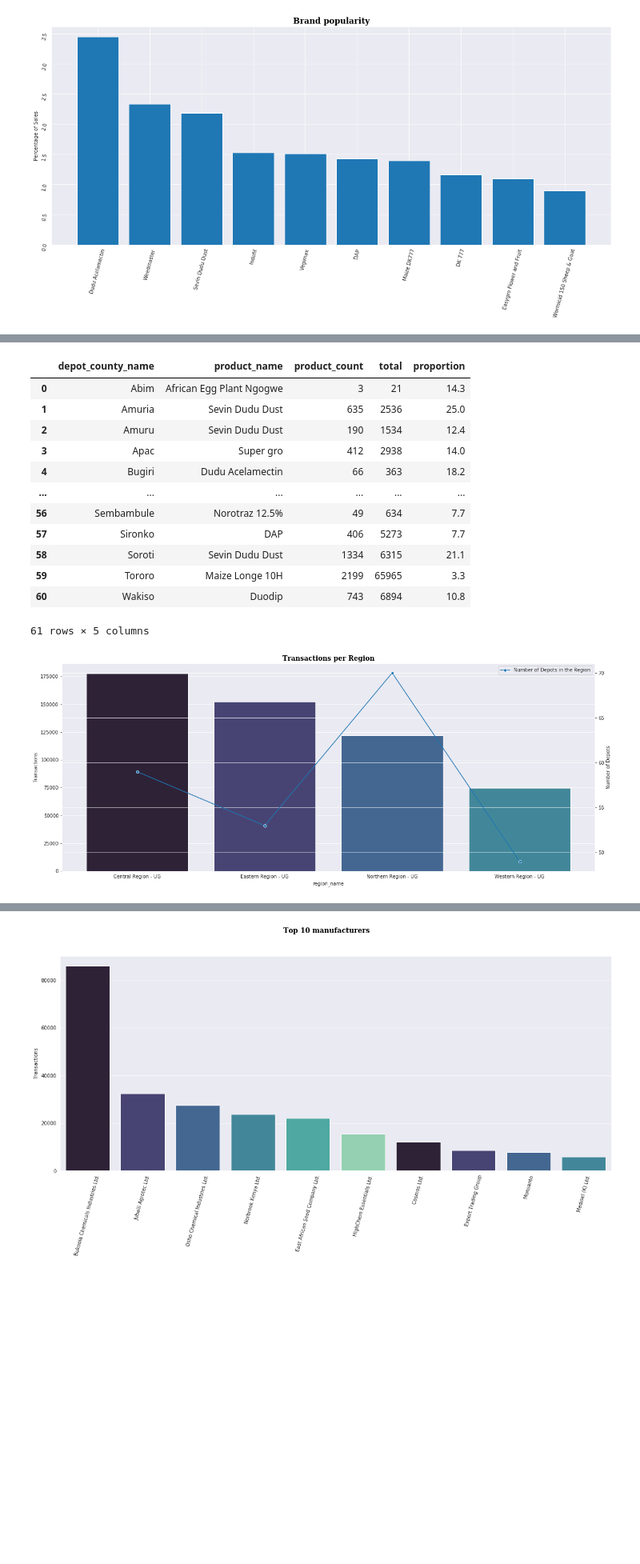
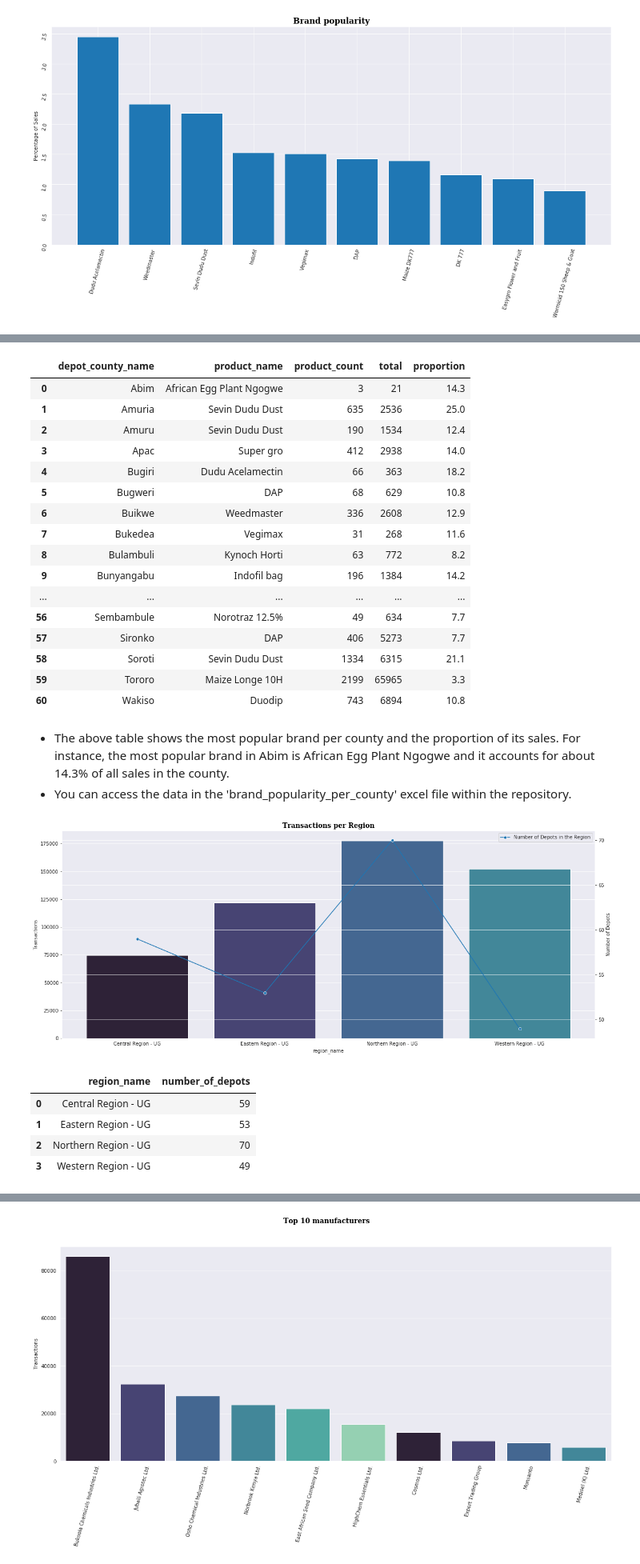
Before and after one commit to natbernard/Sale-Transactions-Analysis, a Jupyter notebook: uganda_transaction_analysis.ipynb, the cells around one changed output, grey strips where cells are left out. Shown: that part at 80% size. Saved outputs shown, nothing was run; the diff lists cells and outputs as text; code cells hidden in the pictures; blank space fills up the shorter version.

```diff
--- a/uganda_transaction_analysis.ipynb
+++ b/uganda_transaction_analysis.ipynb
@@ -48,4 +62,5 @@ _=plt.gcf().set_size_inches(20,8)
 # %%
+# products vs counties
 _=df.groupby('depot_county_name')['product_name'].value_counts()
 most_common_prod = _.groupby('depot_county_name').head(1)
 common_df = pd.DataFrame(most_common_prod)
@@ -55,7 +70,17 @@ new = pd.DataFrame(df['depot_county_name'].value_counts()).reset_index().sort_va
 new.rename(columns = {'index': 'depot_county_name', 'depot_county_name': 'total'}, inplace=True)
 most_common_prod_df = pd.merge(common_df, new, on='depot_county_name')
 most_common_prod_df['proportion'] = round((most_common_prod_df['product_count'] / most_common_prod_df['total']) * 100, 1)
-most_common_prod_df
+
+# saving the data to an excel file
+writer = pd.ExcelWriter('brand_popularity_per_county.xlsx', engine='xlsxwriter')
+most_common_prod_df.to_excel(writer, index=False)
+writer.save()
+
+# view
+brand_df = pd.read_excel('brand_popularity_per_county.xlsx')
+pd.set_option('display.max_columns', None)
+pd.set_option('display.max_rows', None)
+display(brand_df)
 # %% [output]
 |  | depot_county_name | product_name | product_count | total | proportion |
 | 0 | Abim | African Egg Plant Ngogwe | 3 | 21 | 14.3 |
@@ -63,29 +88,44 @@ most_common_prod_df
 | 2 | Amuru | Sevin Dudu Dust | 190 | 1534 | 12.4 |
 | 3 | Apac | Super gro | 412 | 2938 | 14.0 |
 | 4 | Bugiri | Dudu Acelamectin | 66 | 363 | 18.2 |
+| 5 | Bugweri | DAP | 68 | 629 | 10.8 |
+| 6 | Buikwe | Weedmaster | 336 | 2608 | 12.9 |
+| 7 | Bukedea | Vegimax | 31 | 268 | 11.6 |
+| 8 | Bulambuli | Kynoch Horti | 63 | 772 | 8.2 |
+| 9 | Bunyangabu | Indofil bag | 196 | 1384 | 14.2 |
 | ... | ... | ... | ... | ... | ... |
 | 56 | Sembambule | Norotraz 12.5% | 49 | 634 | 7.7 |
 | 57 | Sironko | DAP | 406 | 5273 | 7.7 |
 | 58 | Soroti | Sevin Dudu Dust | 1334 | 6315 | 21.1 |
 | 59 | Tororo | Maize Longe 10H | 2199 | 65965 | 3.3 |
 | 60 | Wakiso | Duodip | 743 | 6894 | 10.8 |
-61 rows × 5 columns
+# %% [markdown]
+- The above table shows the most popular brand per county and the proportion of its sales. For instance, the most popular brand in Abim is African Egg Plant Ngogwe and it accounts for about 14.3% of all sales in the county.
+- You can access the data in the 'brand_popularity_per_county' excel file within the repository.
 # %%
-manuf = df['manufacturer_name'].value_counts()[:10].to_frame()
+# sale transactions per region
 depot_df = df.groupby('region_name')['depot_id'].nunique().to_frame().reset_index()
+depot_df.rename(columns = {'depot_id': 'number_of_depots'}, inplace=True)
 
-# Set up the figure
+# Setting up the figure
 fig, ax1 = plt.subplots(figsize=(20, 8))
 ax2 = ax1.twinx()
 
-# Plot on the ax object
-ax1 = sns.countplot(x = df['region_name'], order=df['region_name'].value_counts().index, palette= palette, ax=ax1)
-ax2 = sns.lineplot(x='region_name', y='depot_id', data=depot_df, ax=ax2, sort=False, marker = 'o', label = 'Number of Depots in the Region')
+# Plotting on the ax object
+ax1 = sns.countplot(x = df['region_name'], palette= palette, ax=ax1, order = ['Central Region - UG', 'Eastern Region - UG', 'Northern Region - UG', 'Western Region - UG'])
+ax2 = sns.lineplot(x='region_name', y='number_of_depots', data=depot_df, ax=ax2, sort=False, marker = 'o', label = 'Number of Depots in the Region')
 plt.title('Transactions per Region', fontweight='bold', fontsize=14, color='black', fontfamily='serif')
 ax1.set_ylabel('Transactions')
 ax2.set_ylabel('Number of Depots')
 plt.gcf().set_size_inches(20,8)
 plt.legend()
 plt.show()
+
+display(depot_df)
 # %% [output]
-[figure, old version]
+[figure, new version]
+|  | region_name | number_of_depots |
+| 0 | Central Region - UG | 59 |
+| 1 | Eastern Region - UG | 53 |
+| 2 | Northern Region - UG | 70 |
+| 3 | Western Region - UG | 49 |
```
Also changed, not shown: parts of 14 cells of this notebook, 1 other file.
